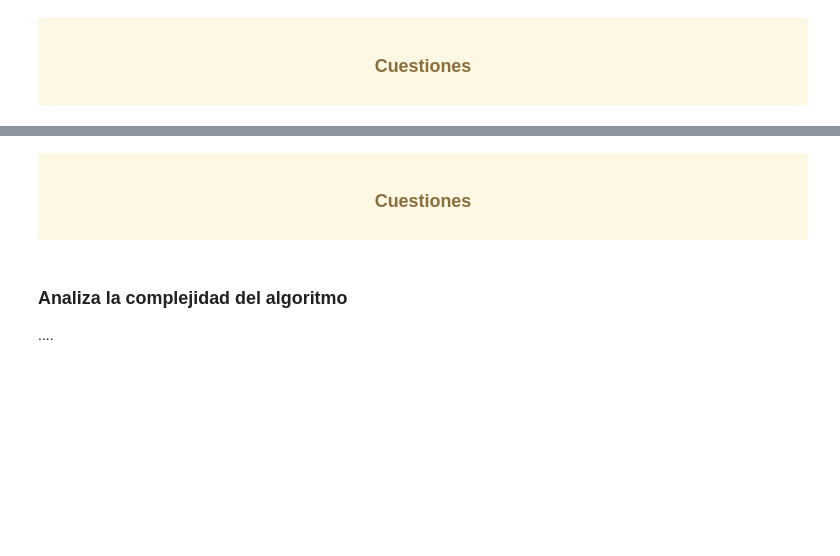
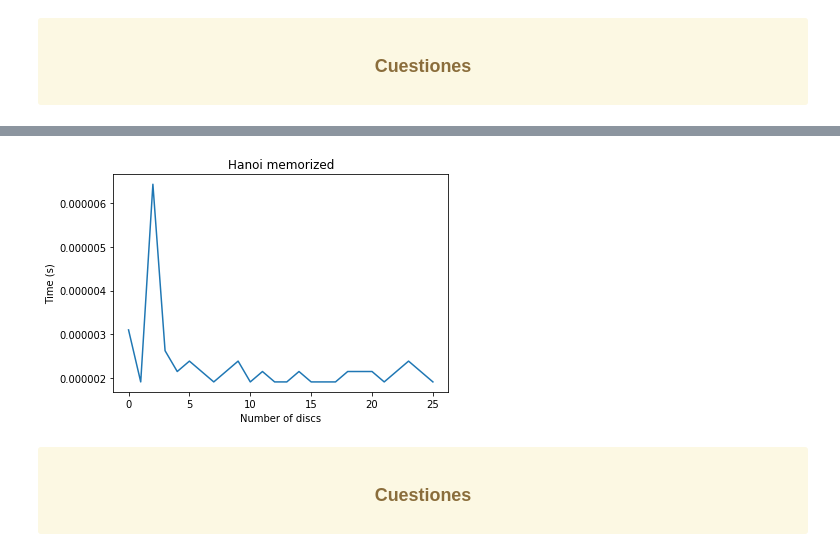
Before and after one commit to OriolMoles/alg2, a Jupyter notebook: 2pac/prob/7/ABO_Yarema_Taras-PD_B.ipynb, the cells around one changed output, grey strips where cells are left out. Saved outputs shown, nothing was run; the diff lists cells and outputs as text; code cells hidden in the pictures; blank space fills up the shorter version.

```diff
--- a/2pac/prob/7/ABO_Yarema_Taras-PD_B.ipynb
+++ b/2pac/prob/7/ABO_Yarema_Taras-PD_B.ipynb
@@ -65,0 +137,7 @@ print(distancia_edicion('abcde', 'vwxyz'))
+# %%
+arr = [('relevant','elephant'), ('surgery', 'survey'), ('abcde', 'vwxyz')]
+
+for s, t in arr:
+    m, c =  distancia_edicion(s, t)
+
+    print(f"To change '{s}' to '{t}' ({m} changes):\n\t{c}\n")
@@ -129,0 +271,19 @@ print(dynamic_hanoi(7))
+# %%
+t_arr = []
+
+for d in range(0, max_it + 1):
+    t = time()
+    d_h = dynamic_hanoi(d)
+    t = time() - t
+    t_arr.append(t)
+
+print(f"Elapsed: {sum(t_arr):4.8f} s.")
+
+plt.plot(list(range(0, max_it + 1)), t_arr)
+
+plt.xlabel("Number of discs")
+plt.ylabel("Time (s)")
+plt.title("Hanoi memorized")
+
+plt.show()
+# %% [output]
@@ -130,7 +291,4 @@ print(dynamic_hanoi(7))
+[figure, added]
 # %% [markdown]
 <div class="alert alert-warning" style="width:80%; margin:0 auto; padding">
 <center><p><h3> Cuestiones</h3></p> </center> </div>
-# %% [markdown]
-### Analiza la complejidad del algoritmo
-
-....
```
Also changed, not shown: parts of 14 cells of this notebook, 1 other file.
